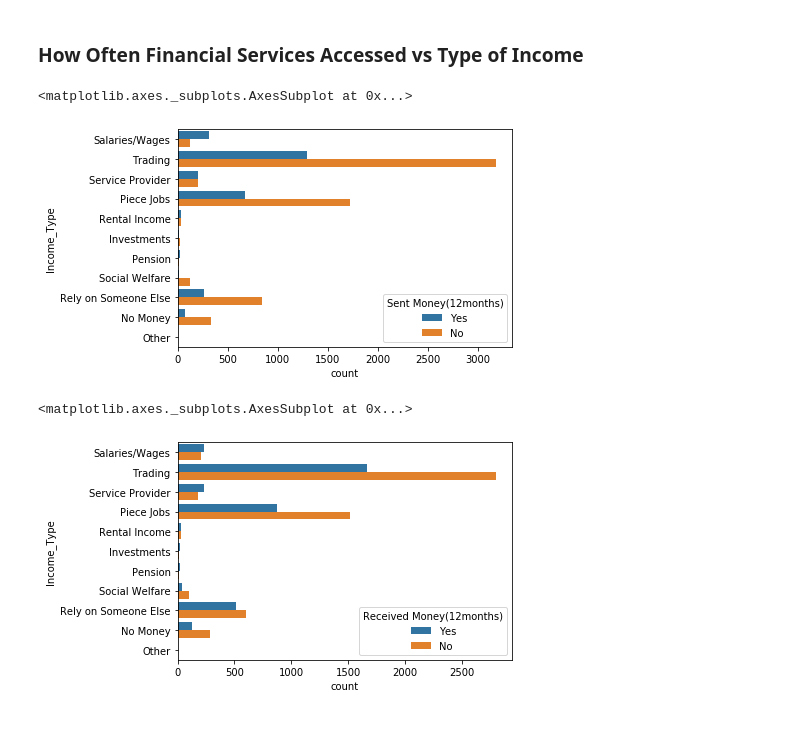
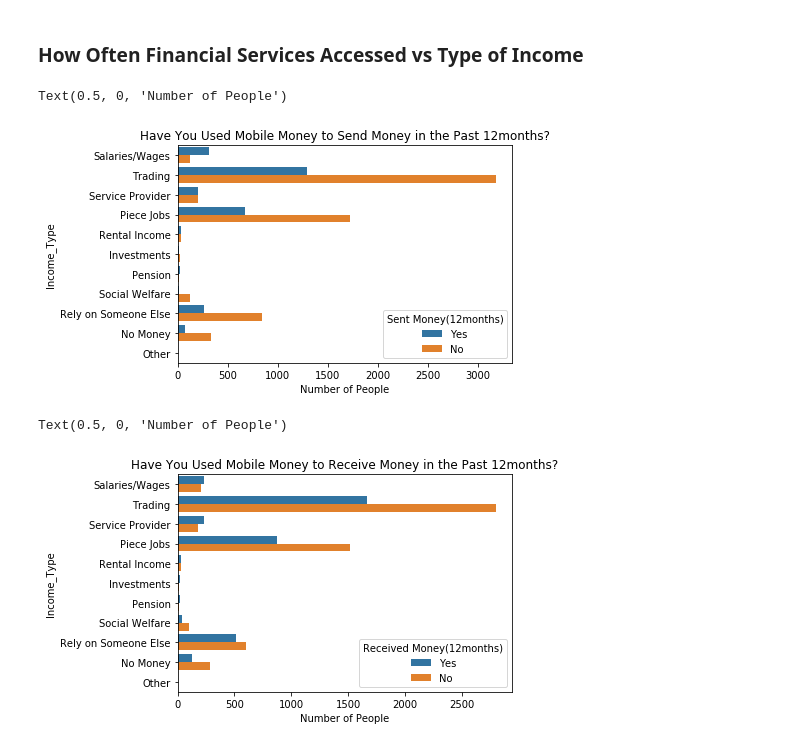
Before and after one commit to PhathuAuti/tanzania-data-viz, a Jupyter notebook: Tanzania Data Viz.ipynb, the cells around one changed output. Saved outputs shown, nothing was run; the diff lists cells and outputs as text; code cells hidden in the pictures.

```diff
--- a/Tanzania Data Viz.ipynb
+++ b/Tanzania Data Viz.ipynb
@@ -500,11 +501,15 @@ Text(17.38220486111112, 0.5, 'Number of People')
 ### How Often Financial Services Accessed vs Type of Income
 # %%
 sns.countplot(y = incomes.Income_Type, hue = 'Sent Money(12months)', data = incomes)
+plt.title('Have You Used Mobile Money to Send Money in the Past 12months?')
+plt.xlabel('Number of People')
 # %% [output]
-<matplotlib.axes._subplots.AxesSubplot at 0x...>
+Text(0.5, 0, 'Number of People')
-[figure, old version]
+[figure, new version]
 # %%
 sns.countplot(y = incomes.Income_Type, hue = 'Received Money(12months)', data = incomes)
+plt.title('Have You Used Mobile Money to Receive Money in the Past 12months?')
+plt.xlabel('Number of People')
 # %% [output]
-<matplotlib.axes._subplots.AxesSubplot at 0x...>
+Text(0.5, 0, 'Number of People')
-[figure, old version]
+[figure, new version]
```
Also changed, not shown: parts of 14 cells of this notebook.
